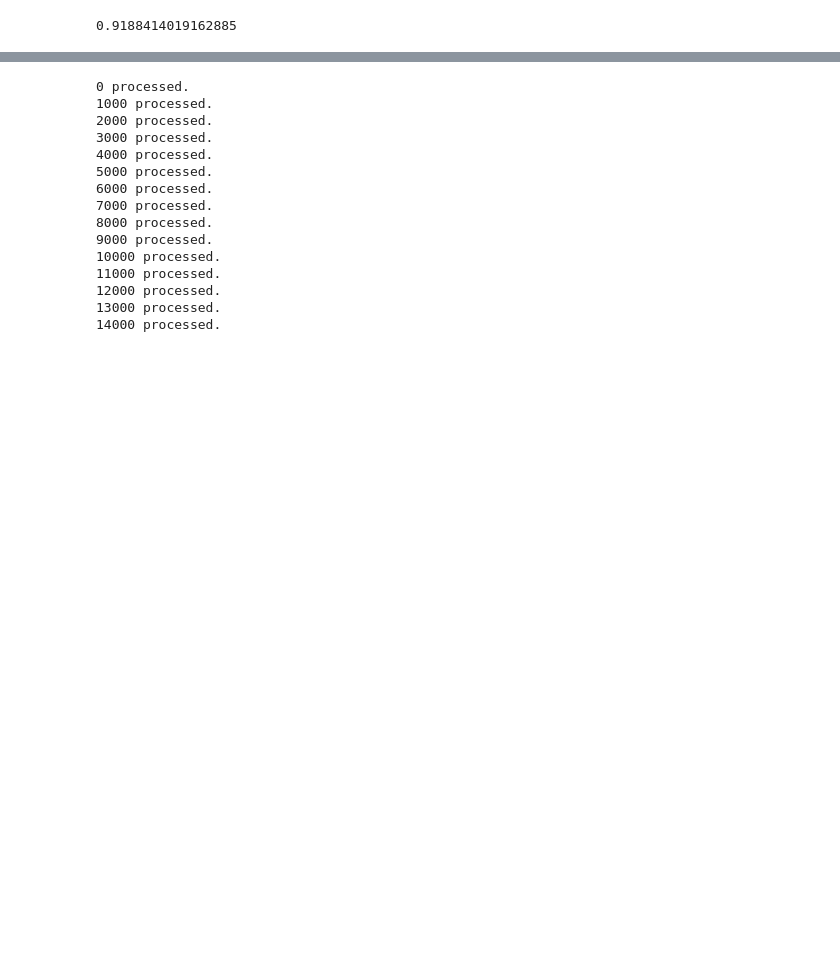
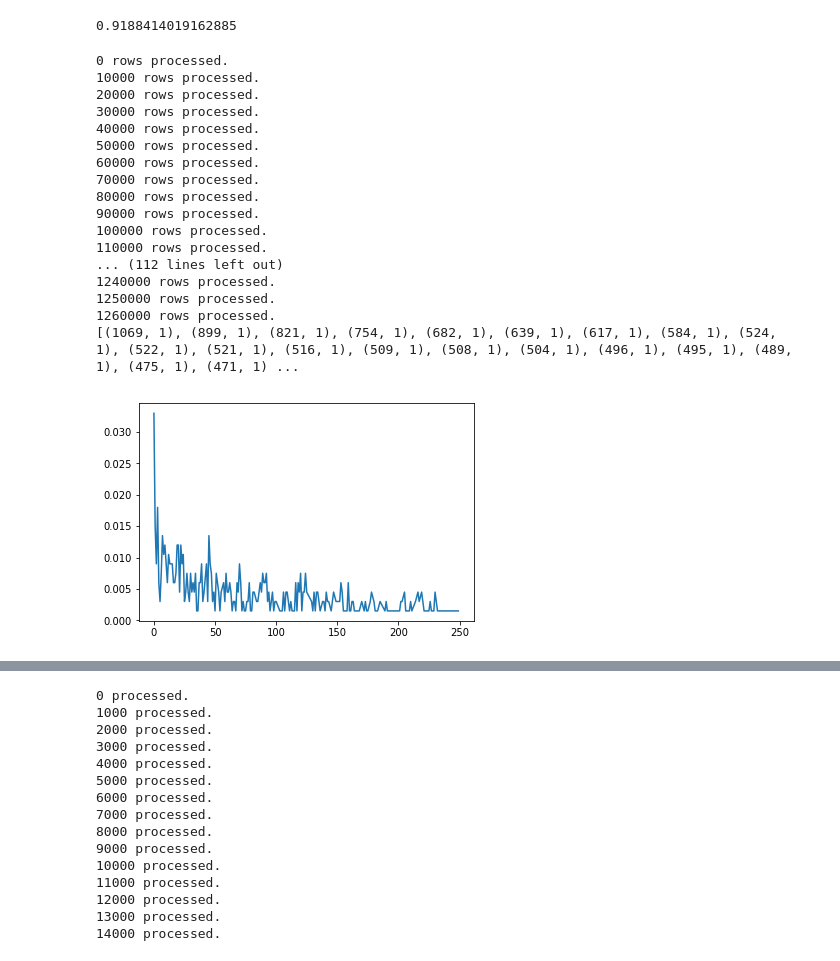
Before and after one commit to Brick-Mover/ymm, a Jupyter notebook: sjr.ipynb, the cells around one changed output, grey strips where cells are left out. Saved outputs shown, nothing was run; the diff lists cells and outputs as text; code cells hidden in the pictures; blank space fills up the shorter version.

```diff
--- a/sjr.ipynb
+++ b/sjr.ipynb
@@ -565,17 +565,69 @@ list(y_pred2).count(0) * 1.0 / len(y_pred)
 # %% [output]
 0.9188414019162885
 # %%
-train_df.label = train_df.label.map({2: 1, 1: 1, 0: 0})
+def plot_dist(df):
+    df.label = df.label.map({2: 1, 1: 1, 0: 0})
 
-driver2cargo = {}
-for idx, row in train_df.iterrows():
-    if idx % 10000 == 0:
-        print(str(idx) + ' rows processed.')
-    if row['user_id'] in driver2cargo:
-        if row['label'] != 0:
-            driver2cargo[row['user_id']].append(row['id'])
-    else:
-        if row['label'] != 0:
-            driver2cargo[row['user_id']] = [row['id']]
+    driver2cargo = {}
+    for idx, row in df.iterrows():
+        if idx % 10000 == 0:
+            print(str(idx) + ' rows processed.')
+        if row['user_id'] in driver2cargo:
+            if row['label'] != 0:
+                driver2cargo[row['user_id']].append(row['id'])
         else:
-            driver2cargo[row['user_id']] = []
+            if row['label'] != 0:
+                driver2cargo[row['user_id']] = [row['id']]
+            else:
+                driver2cargo[row['user_id']] = []
+
+    empty_rank_cnt = 0
+    nonempty_rank_cnt = 0
+    x = []
+    d = {}
+    for k, v in driver2cargo.items():
+        x.append(len(v))
+        d[len(v)] = d.get(len(v), 0) + 1
+        if len(v) == 0:
+            empty_rank_cnt += 1
+        else:
+            nonempty_rank_cnt += 1
+
+    print(empty_rank_cnt, nonempty_rank_cnt)
+    print(sorted(d.items(), key=lambda kv: kv[0], reverse=True))
+
+    import matplotlib.pyplot as plt
+
+    x = []
+    y = []
+    for k, v in sorted(d.items(), key=lambda kv: kv[0], reverse=True):
+        if k > 250:
+            continue
+        x.append(k)
+        y.append(v * 1.0 / (empty_rank_cnt + nonempty_rank_cnt))
+
+#     plt.figure()
+    plt.plot(x,y)
+
+    plt.show()
+
+plot_dist(train_df)
+# %% [output]
+0 rows processed.
+10000 rows processed.
+20000 rows processed.
+30000 rows processed.
+40000 rows processed.
+50000 rows processed.
+60000 rows processed.
+70000 rows processed.
+80000 rows processed.
+90000 rows processed.
+100000 rows processed.
+110000 rows processed.
+... (112 lines left out)
+1240000 rows processed.
+1250000 rows processed.
+1260000 rows processed.
+[(1069, 1), (899, 1), (821, 1), (754, 1), (682, 1), (639, 1), (617, 1), (584, 1), (524, 1), (522, 1), (521, 1), (516, 1), (509, 1), (508, 1), (504, 1), (496, 1), (495, 1), (489, 1), (475, 1), (471, 1) ...
+[figure, added]
```
Also changed, not shown: parts of 9 cells of this notebook.
